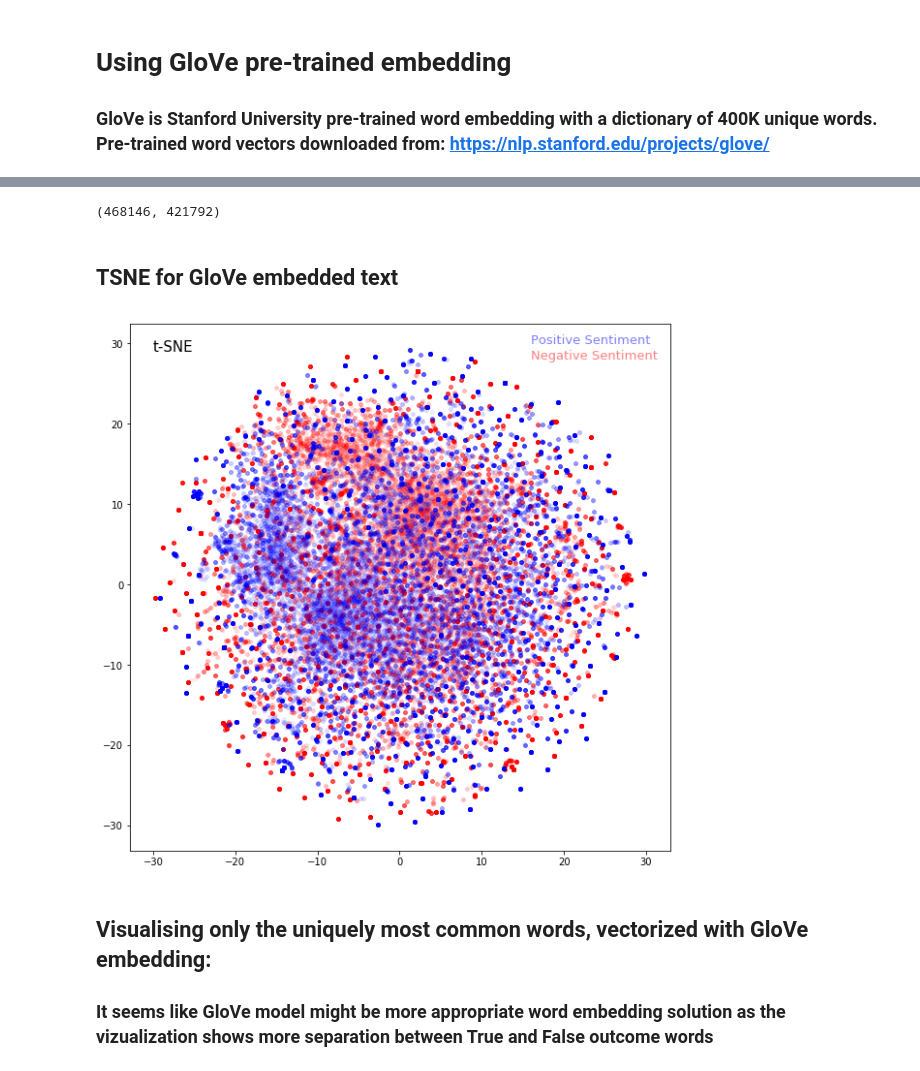
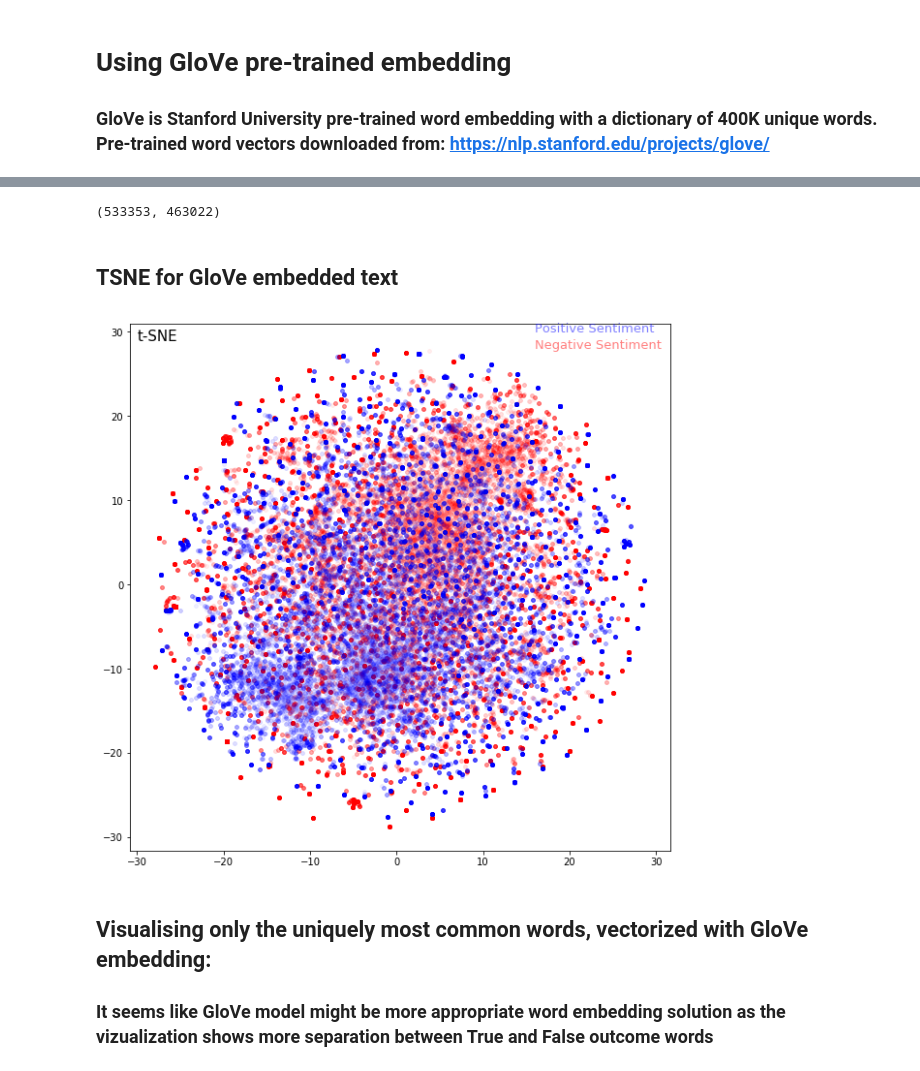
Before and after one commit to gabaslava/imdb, a Jupyter notebook: A. imdb data analysing. the code.ipynb, the cells around one changed output, grey strips where cells are left out. Cells and saved outputs as stored; diff of their text form; code cells hidden in the pictures.

```diff
--- a/A. imdb data analysing. the code.ipynb
+++ b/A. imdb data analysing. the code.ipynb
@@ -371,15 +371,11 @@ word_embeddings = word_and_vec('gensim_word2vec.csv')
 # %%
 #mapping vectors to words in the text:
-def sentences_vectorized(sentences, embeddings, vec_dim, sentence_length, unique_word_emb):
-    vectorized_corpus=np.zeros((len(sentences), sentence_length, vec_dim))
+def sentences_vectorized(sentences, embeddings, vec_dim, unique_word_emb):
+    vectorized_corpora=[]
     for review,i in zip(sentences,range(len(sentences))):
         vectorized_reveiew = np.array([embeddings[word] for word in review if word in unique_word_emb])
-        if len(vectorized_reveiew)<sentence_length:
-            vectorized_reveiew.resize((sentence_length, vec_dim), refcheck=False)
-            vectorized_corpus[i]=np.array(vectorized_reveiew)
-        else:
-            vectorized_corpus[i]=vectorized_reveiew[:sentence_length]
-    return vectorized_corpus
+        vectorized_corpora.append(np.array(vectorized_reveiew))
+    return vectorized_corpora
 
-vectorized_text_corpora = sentences_vectorized(X, word_embeddings, 100, 500, unique_words)
+vectorized_text_corpora = sentences_vectorized(X, word_embeddings, 100, unique_words)
 # %%
@@ -553,33 +601,33 @@ glove_unique_words = list(glove_embedding.keys())
 # %%
-glove_vectorized_sentences = sentences_vectorized(X, glove_embedding, 50, 500, glove_unique_words)
+glove_vectorized_sentences = sentences_vectorized(X, glove_embedding, 50, glove_unique_words)
 glove_words_true, glove_words_false = separate_true_false_review_words(glove_vectorized_sentences, Y)
 # %%
 len(glove_words_true), len(glove_words_false)
 # %% [output]
-(468146, 421792)
+(533353, 463022)
 # %% [markdown]
 ## TSNE for GloVe embedded text
 # %%
 tsne = TSNE(n_components=2, perplexity=40, n_iter=500)
 
 #get sample
-glove_true_sample = random.sample(glove_words_true, 42000)
-glove_false_sample = random.sample(glove_words_false, 42000)
+glove_true_sample = random.sample(glove_words_true, 45000)
+glove_false_sample = random.sample(glove_words_false, 45000)
 
 glove_tsne_sample_true = tsne.fit_transform(glove_true_sample)
 glove_tsne_sample_false = tsne.fit_transform(glove_false_sample)
 
 fig = plt.figure(figsize=(10,10))
 ax1 = fig.add_subplot(111)
 ax1.scatter([i[0] for i in glove_tsne_sample_true], [i[1] for i in glove_tsne_sample_true],
             s=15, c='r', marker="o", alpha=0.06)
 ax1.scatter([i[0] for i in glove_tsne_sample_false], [i[1] for i in glove_tsne_sample_false],
             s=15, c='b', marker="o", alpha=0.06)
 ax1.text(16, 30, 'Positive Sentiment', color='b', fontsize=13, alpha=0.5)
 ax1.text(16, 28, 'Negative Sentiment', color='r', fontsize=13, alpha=0.5)
 ax1.text(-30, 29, 't-SNE', fontsize=15);
 # %% [output]
-[figure, old version]
+[figure, new version]
 # %% [markdown]
 ## Visualising only the uniquely most common words, vectorized with GloVe embedding:
 ### It seems like GloVe model might be more appropriate word embedding solution as the vizualization shows more separation between True and False outcome words
```
Also changed, not shown: parts of 28 cells of this notebook.
